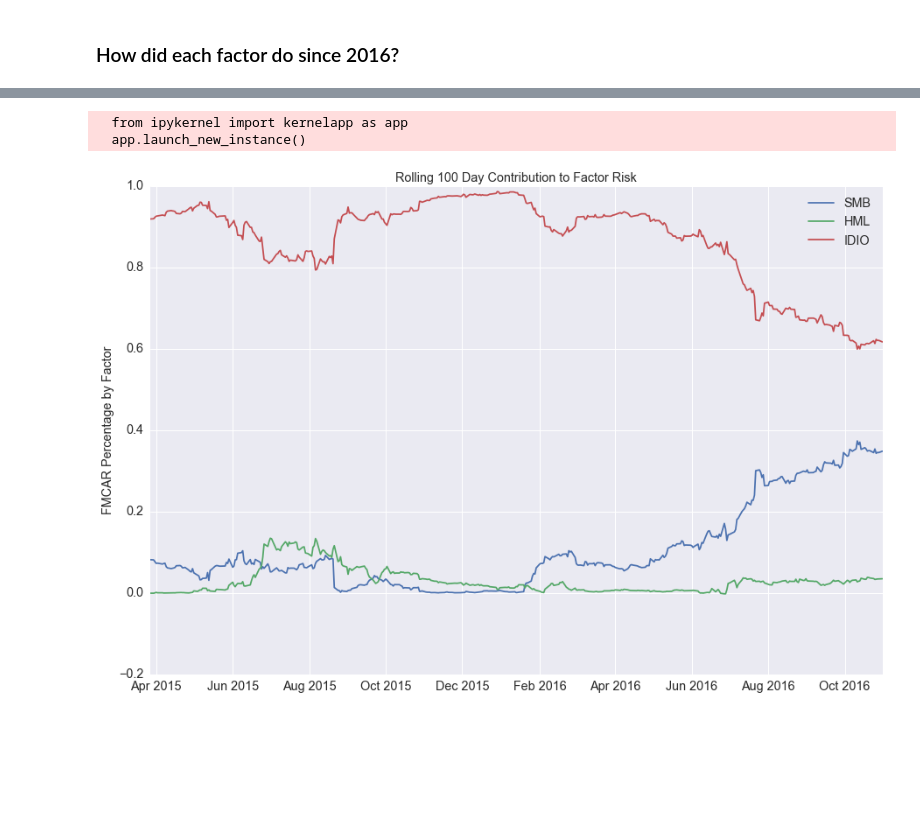
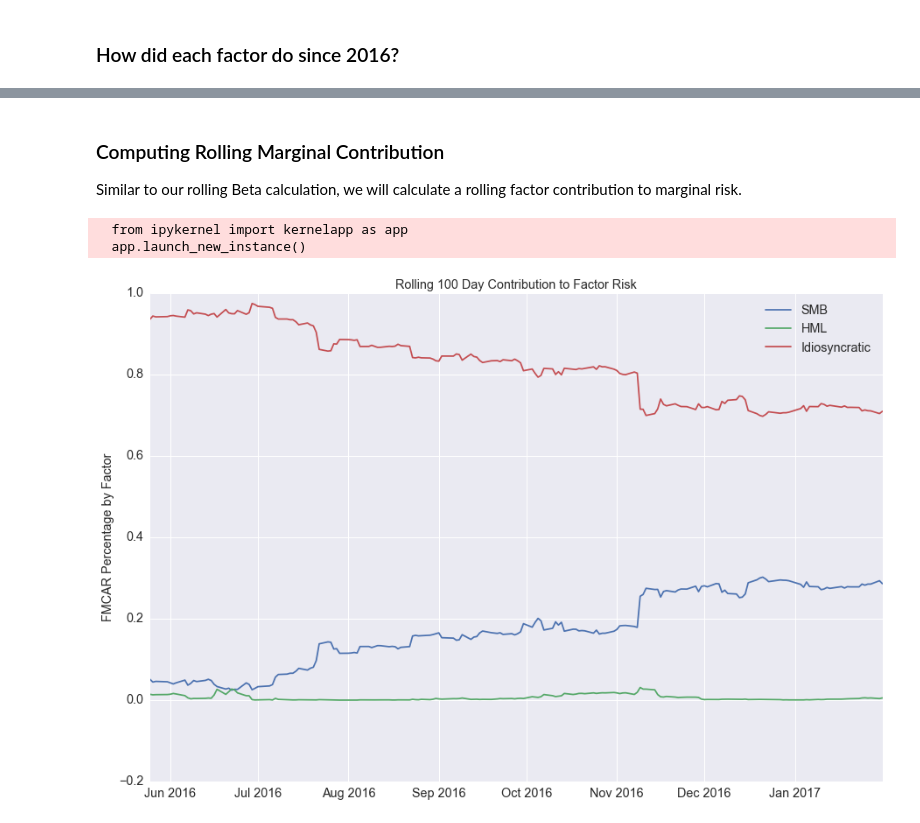
Before and after one commit to yanwu26/public_code, a Jupyter notebook: python/02 Factor Risk Exposure.ipynb, the cells around one changed output, grey strips where cells are left out. Drawn from its saved outputs; the diff is of its cells as text; code cells hidden in the pictures; blank space fills up the shorter version.

```diff
--- a/python/02 Factor Risk Exposure.ipynb
+++ b/python/02 Factor Risk Exposure.ipynb
@@ -117,16 +107,19 @@ As we did in the Fama French notebook, we do this by running a linear regression
 # %%
-df_factors=df_tot.drop(['MKT-RF','RF','ret','ret_excess'], axis=1)
+df_factors=df.drop(['MKT-RF','RF','ret','ret_excess'], axis=1)
 #X=df_tot.ix[:,[1,2]]
 X=sm.add_constant(df_factors) ## add constant for intercept
-y=df_tot['ret_excess']
+y=df['ret_excess']
 
 # run model
-model=sm.OLS(y, X)
+model=regression.linear_model.OLS(y, X)
 results = model.fit()
 
 #output results and parameters
 print(results.summary())
-print(results.params)
+# Perform linear regression to get the coefficients in the model
+_, b1, b2 = results.params
+# Print the coefficients from the linear regression
+print ('Sensitivities of active returns to factors:\nSMB: %f\nHML: %f' %  (b1, b2))
 # %% [output]
                             OLS Regression Results
 ==============================================================================
@@ -203,33 +199,31 @@ plt.legend(betas_rolling.columns);
+# %% [markdown]
+### Computing Rolling Marginal Contribution
+
+Similar to our rolling Beta calculation, we will calculate a rolling factor contribution to marginal risk.
 # %%
 #df_tot[['SMB','HML']]
-cov_r = pd.rolling_cov(df_tot[['SMB', 'HML']], window=100)[99:]
-ar_squared_r = pd.rolling_std(df_tot['ret_excess'], window = 100)[99:]**2
+cov_r = pd.rolling_cov(df[['SMB', 'HML']], window=100)[99:]
+ar_squared_r = pd.rolling_std(df['ret_excess'], window = 100)[99:]**2
 betas_r = betas_rolling[['SMB', 'HML']]
 
 FMCAR = pd.DataFrame(index=betas_r.index, columns=betas_r.columns)
 
-# For each factor
-for factor in betas_r.columns:
-    # For each bar in our data
-    for t in betas_r.index:
-        # Compute the sum of the betas and covariances
-        s = np.sum(betas_r.loc[t] * cov_r[t][factor])
-        # Get the beta
-        b = betas_r.loc[t][factor]
-        # Get active risk squared
-        AR = ar_squared_r.loc[t]
-        # Put them all together to estimate FMCAR on that date
-        FMCAR[factor][t] = b * s / AR
+for factor in betas_r.columns:        # For each factor
+    for t in betas_r.index:           # For each bar in our data
+        s = np.sum(betas_r.loc[t] * cov_r[t][factor]) # Compute the sum of the betas and covariances
+        b = betas_r.loc[t][factor]    # Get the beta
+        AR = ar_squared_r.loc[t]      # Get active risk squared
+        FMCAR[factor][t] = b * s / AR #  Estimate FMCAR on that date
 
-FMCAR['IDIO']=1-FMCAR['SMB']-FMCAR['HML']
+FMCAR['Idiosyncratic']=1-FMCAR.sum(axis=1) #calculate the idiosyncratic risk
+
 # Plot FMCAR
 
 plt.plot(FMCAR.index, FMCAR.values)
-#plt.plot(FMCAR['F2'].index, FMCAR['F2'].values)
 plt.title('Rolling 100 Day Contribution to Factor Risk')
 plt.ylabel('FMCAR Percentage by Factor')
 plt.legend(FMCAR.columns);
 # %% [output]
   from ipykernel import kernelapp as app
   app.launch_new_instance()
-[figure, old version]
+[figure, new version]
```
Also changed, not shown: parts of 22 cells of this notebook.
